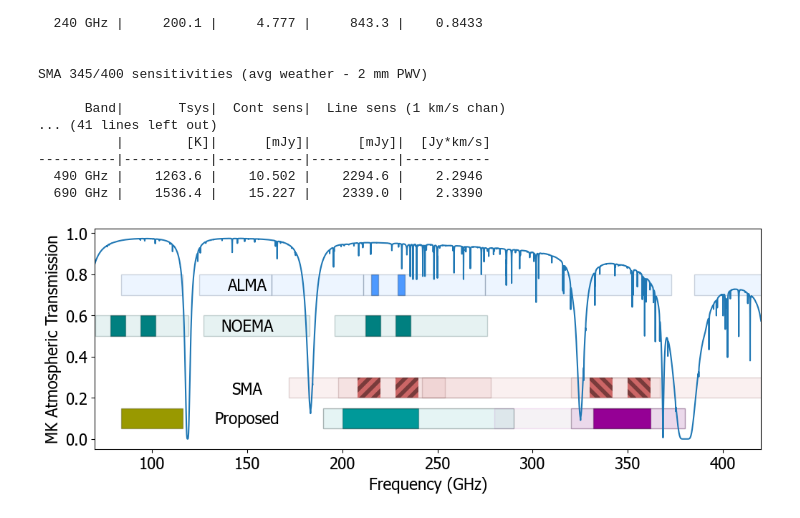
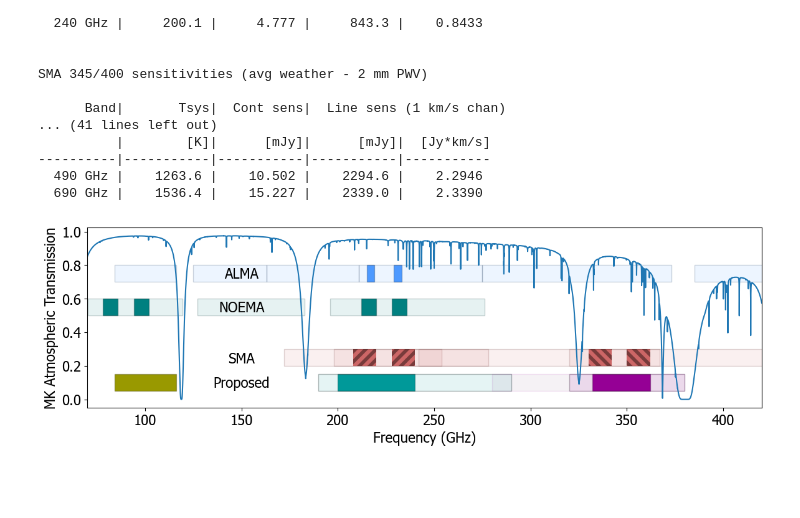
Before and after one commit to kartographer/common-sens, a Jupyter notebook: common-sens.ipynb, the cells around one changed output. Cells and saved outputs as stored; diff of their text form; code cells hidden in the pictures; blank space fills up the shorter version.

Commit message:
Add tight_layout

```diff
--- a/common-sens.ipynb
+++ b/common-sens.ipynb
@@ -498,31 +498,32 @@ plt.fill([lo_freq-4, lo_freq-16, lo_freq-16,lo_freq-4], 0.2+box,color=sma_color,
 plt.fill([lo_freq+4, lo_freq+16, lo_freq+16,lo_freq+4], 0.2+box,color=sma_color, hatch='//',edgecolor=sma_edge_color, linewidth=0)
 plt.text(150, 0.24, 'SMA', verticalalignment='center',horizontalalignment='center')
 
 hi_freq = 346
 plt.fill([hi_freq-4, hi_freq-16, hi_freq-16, hi_freq-4], 0.2+box, color=sma_color, hatch='\\\\',edgecolor=sma_edge_color, linewidth=0)
 plt.fill([hi_freq+4, hi_freq+16, hi_freq+16, hi_freq+4], 0.2+box, color=sma_color, hatch='\\\\',edgecolor=sma_edge_color, linewidth=0)
 
 plt.rcParams['hatch.linewidth'] = 4
 
 for band, freqs in sma_bands.items():
         plt.fill([freqs[0], freqs[1], freqs[1], freqs[0]], 0.2+box, color=sma_band_color, edgecolor=sma_band_edge_color)
 
 plt.fill([84, 116, 116, 84], 0.05+box, color=sma_3mm_color, edgecolor=sma_3mm_color/3)
 plt.fill([200, 240, 240, 200], 0.05+box, color=sma_1mm_color, edgecolor=sma_1mm_color/3)
 plt.fill([332, 362, 362, 332], 0.05+box, color=sma_850um_color, edgecolor=sma_850um_color/3)
 plt.text(150, 0.095, 'Proposed', verticalalignment='center',horizontalalignment='center')
 
 freqs = rset_bands["1.3mm"]
 plt.fill([freqs[0], freqs[1], freqs[1], freqs[0]], 0.05+box, color=sma_1mm_band_color, edgecolor=sma_1mm_edge_color/2)
 freqs = rset_bands["850um"]
 plt.fill([freqs[0], freqs[1], freqs[1], freqs[0]], 0.05+box, color=sma_850um_band_color, edgecolor=sma_850um_edge_color/2)
 freqs = wsma_bands["850um"]
 plt.fill([freqs[0], freqs[1], freqs[1], freqs[0]], 0.05+box, color=sma_850um_band_color/2, edgecolor=sma_850um_band_color)
 
 font['size'] = 16
 plt.xlabel("Frequency (GHz)", fontdict=font)
 plt.ylabel("MK Atmospheric Transmission", fontdict=font)
 
+plt.tight_layout()
 plt.savefig("MSRI_Frequency_Coverage.png")
 # %% [output]
-[figure, old version]
+[figure, new version]
```
